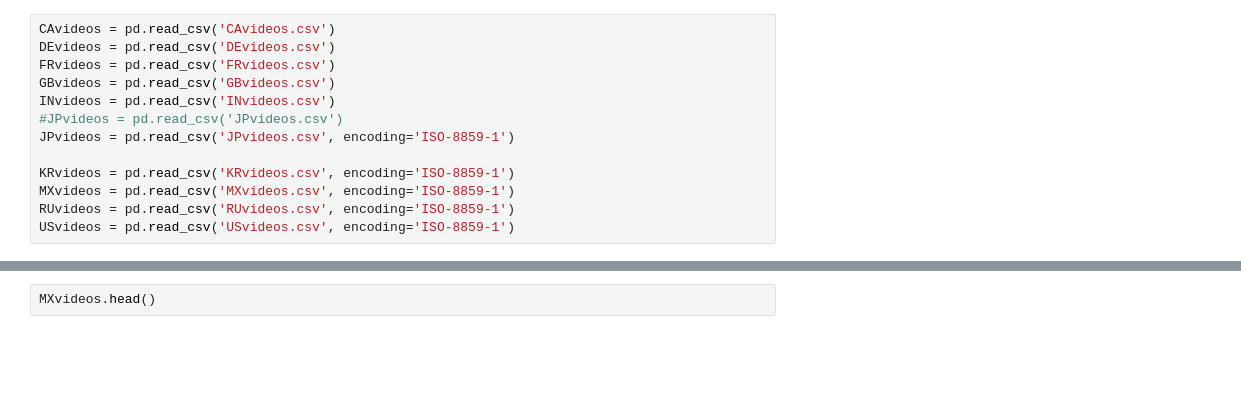
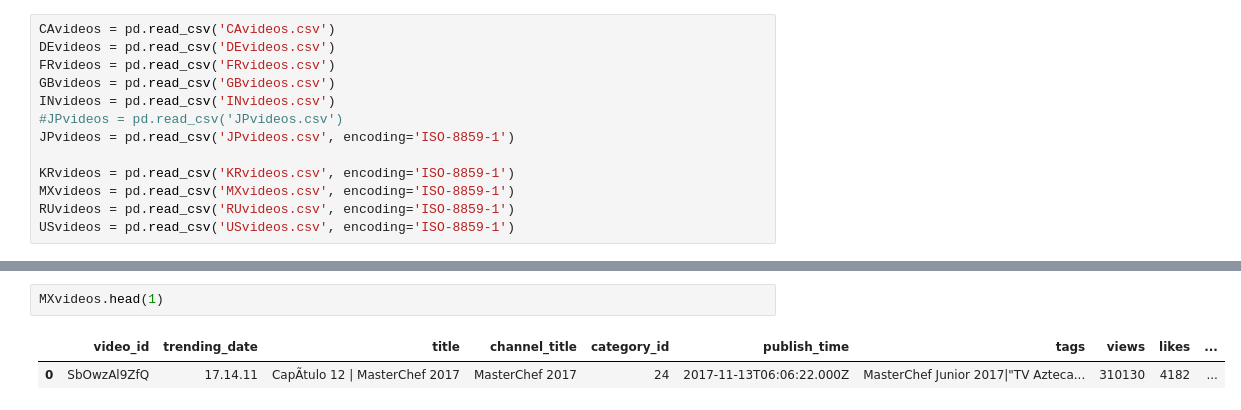
Before and after one commit to sajjadlaghari/focs-fina-project, a Jupyter notebook: youtube_project.ipynb, the cells around one changed output, grey strips where cells are left out. Saved outputs shown, nothing was run; the diff lists cells and outputs as text; blank space fills up the shorter version.

```diff
--- a/youtube_project.ipynb
+++ b/youtube_project.ipynb
@@ -39,3 +61,6 @@ KRvideos.head()
 # %%
-MXvideos.head()
+MXvideos.head(1)
+# %% [output]
+|  | video_id | trending_date | title | channel_title | category_id | publish_time | tags | views | likes | ... |
+| 0 | SbOwzAl9ZfQ | 17.14.11 | CapÃ­tulo 12 | MasterChef 2017 | MasterChef 2017 | 24 | 2017-11-13T06:06:22.000Z | MasterChef Junior 2017|"TV Azteca... | 310130 | 4182 | ... |
 # %%
```
Also changed, not shown: parts of 7 cells of this notebook.
